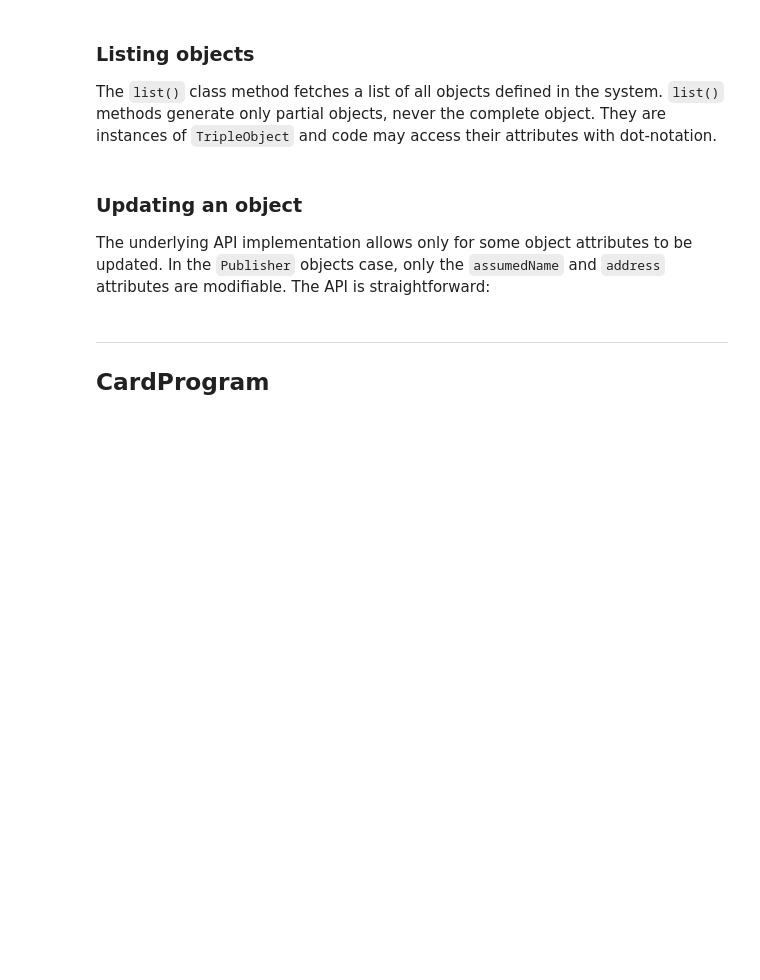
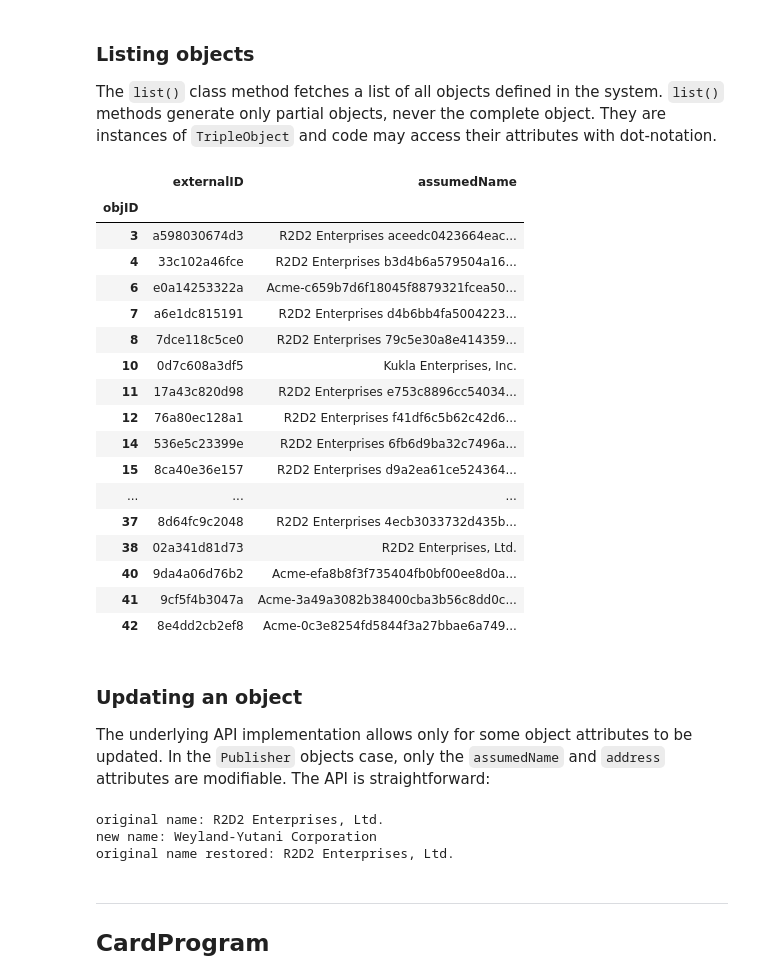
Before and after one commit to coronado-fi/coronado, a Jupyter notebook: quickstart-guide.ipynb, the cells around one changed output. Cells and saved outputs as stored; diff of their text form; code cells hidden in the pictures; blank space fills up the shorter version.

```diff
--- a/quickstart-guide.ipynb
+++ b/quickstart-guide.ipynb
@@ -8,6 +8,14 @@ The low-level web service API is difficult for external parties to use.  The Cor
 The Coronado project is Open Source and licensed under Apache 2.0.  The latest stable code is available from the language-specific repositories like **<a href='https://pypi.org/project/coronado' target='_blank'>PyPI</a>**, Maven Central, and <a href='https://www.npmjs.com/package/coronado' target='_blank'>**NPM**</a>.  Use the standard installer for your target dev tool  to install (`pip`, `mvn`, `npm`, etc.):
 # %%
 # !pip install -U coronado
+# %%
+import pandas as pd  # We'll use this for pretty printing in this document
+
+def prettyPrintListOf(tripleClass, indexName = 'objID', **listArgs):
+    panel = pd.DataFrame([ tripleObject.__dict__ for tripleObject in tripleClass.list(**listArgs) ])
+    panel.index = panel[indexName]
+    del panel[indexName]
+    return panel
 # %% [markdown]
 ---
 ## Authentication
@@ -177,14 +244,26 @@ print('%s\n%s' % (myPublisher.assumedName, myPublisher.address.completeAddress))
 
 The `list()` class method fetches a list of all objects defined in the system.  `list()` methods generate only partial objects, never the complete object.  They are instances of `TripleObject` and code may access their attributes with dot-notation.
 # %%
-import pandas as pd  # We'll use this for pretty printing
-
-publishers = Publisher.list()
-print('total publishers:  %d' % len(publishers))
-panel = pd.DataFrame([ publisher.__dict__ for publisher in publishers ])
-panel.index = panel.objID
-del panel['objID']
-panel
+prettyPrintListOf(Publisher)
+# %% [output]
+|  | externalID | assumedName |
+| objID |  |  |
+| 3 | a598030674d3 | R2D2 Enterprises aceedc0423664eac... |
+| 4 | 33c102a46fce | R2D2 Enterprises b3d4b6a579504a16... |
+| 6 | e0a14253322a | Acme-c659b7d6f18045f8879321fcea50... |
+| 7 | a6e1dc815191 | R2D2 Enterprises d4b6bb4fa5004223... |
+| 8 | 7dce118c5ce0 | R2D2 Enterprises 79c5e30a8e414359... |
+| 10 | 0d7c608a3df5 | Kukla Enterprises, Inc. |
+| 11 | 17a43c820d98 | R2D2 Enterprises e753c8896cc54034... |
+| 12 | 76a80ec128a1 | R2D2 Enterprises f41df6c5b62c42d6... |
+| 14 | 536e5c23399e | R2D2 Enterprises 6fb6d9ba32c7496a... |
+| 15 | 8ca40e36e157 | R2D2 Enterprises d9a2ea61ce524364... |
+| ... | ... | ... |
+| 37 | 8d64fc9c2048 | R2D2 Enterprises 4ecb3033732d435b... |
+| 38 | 02a341d81d73 | R2D2 Enterprises, Ltd. |
+| 40 | 9da4a06d76b2 | Acme-efa8b8f3f735404fb0bf00ee8d0a... |
+| 41 | 9cf5f4b3047a | Acme-3a49a3082b38400cba3b56c8dd0c... |
+| 42 | 8e4dd2cb2ef8 | Acme-0c3e8254fd5844f3a27bbae6a749... |
 # %% [markdown]
 ### Updating an object
 
@@ -207,3 +271,24 @@ print('original name restored')
+# %%
+objID = '38'
+p = Publisher.byID(objID)
+p.listAttributes()
+originalName = p.assumedName
+updatePayload = { 'assumed_name': 'Weyland-Yutani Corporation', }
+
+q = Publisher.updateWith(objID, updatePayload)
+assert p.assumedName != q.assumedName
+
+print('original name: %s' % originalName)
+print('new name: %s' % q.assumedName)
+
+updatePayload['assumed_name'] = originalName
+updatePayload['assumed_name'] = "R2D2 Enterprises, Ltd."
+q = Publisher.updateWith(objID, updatePayload)
+print('original name restored: %s' % Publisher(objID).assumedName)
+# %% [output]
+original name: R2D2 Enterprises, Ltd.
+new name: Weyland-Yutani Corporation
+original name restored: R2D2 Enterprises, Ltd.
 # %% [markdown]
 ---
 ## CardProgram
```
Also changed, not shown: parts of 28 cells of this notebook, 28 other files.
